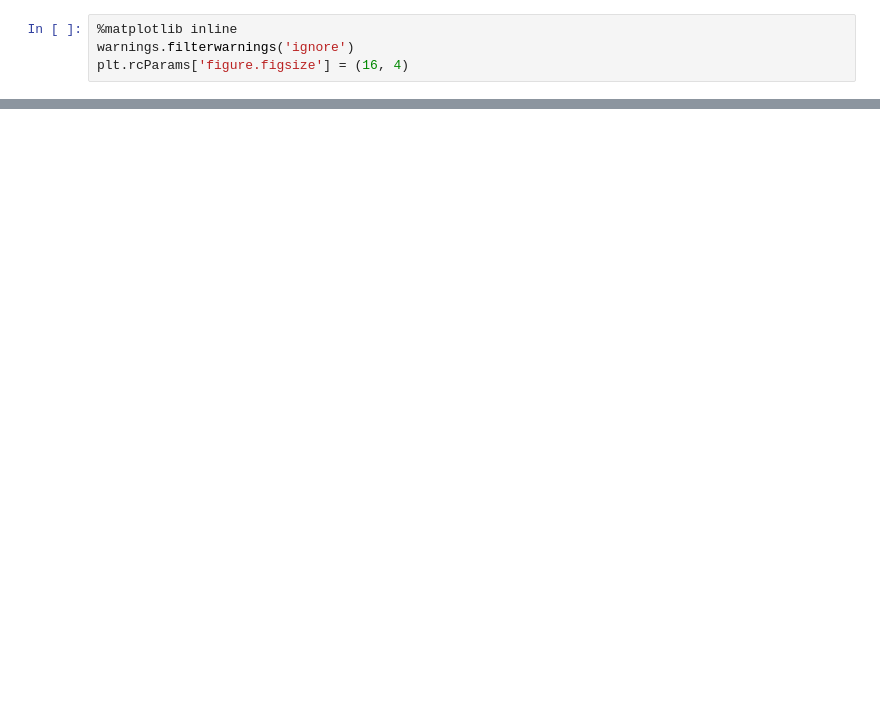
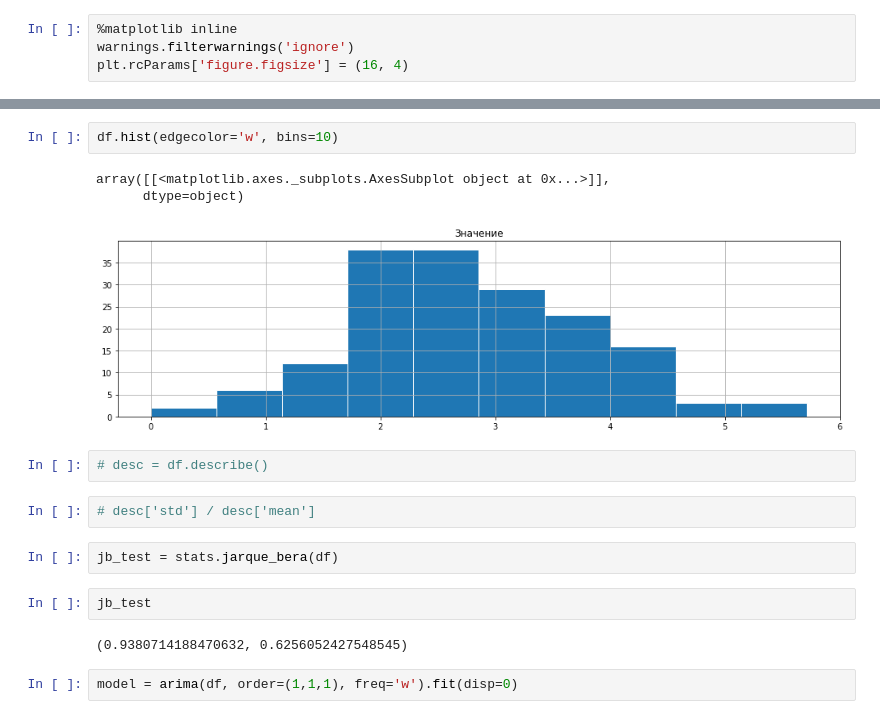
Before and after one commit to panzershracker/AI-basics, a Jupyter notebook: AI les06-2.ipynb, the cells around one changed output, grey strips where cells are left out. Saved outputs shown, nothing was run; the diff lists cells and outputs as text; blank space fills up the shorter version.

```diff
--- a/AI les06-2.ipynb
+++ b/AI les06-2.ipynb
@@ -13,0 +44,18 @@ df = df.rename(index=str, columns={'Дата':'date','Значение':'val'})
+# %%
+df.hist(edgecolor='w', bins=10)
+# %% [output]
+array([[<matplotlib.axes._subplots.AxesSubplot object at 0x...>]],
+      dtype=object)
+[figure, added]
+# %%
+# desc = df.describe()
+# %%
+# desc['std'] / desc['mean']
+# %%
+jb_test = stats.jarque_bera(df)
+# %%
+jb_test
+# %% [output]
+(0.9380714188470632, 0.6256052427548545)
+# %%
+model = arima(df, order=(1,1,1), freq='w').fit(disp=0)
```
Also changed, not shown: parts of 23 cells of this notebook.
